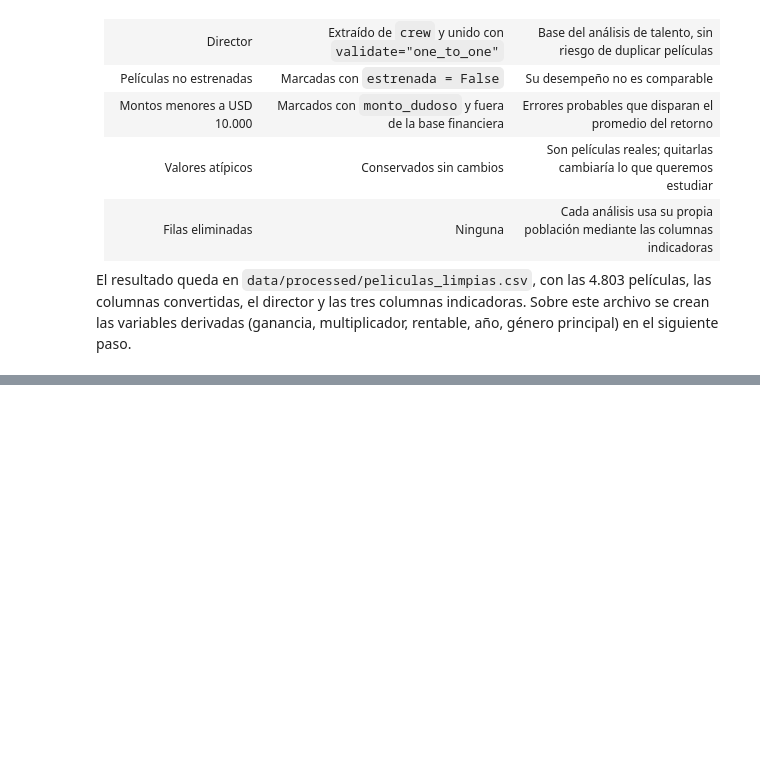
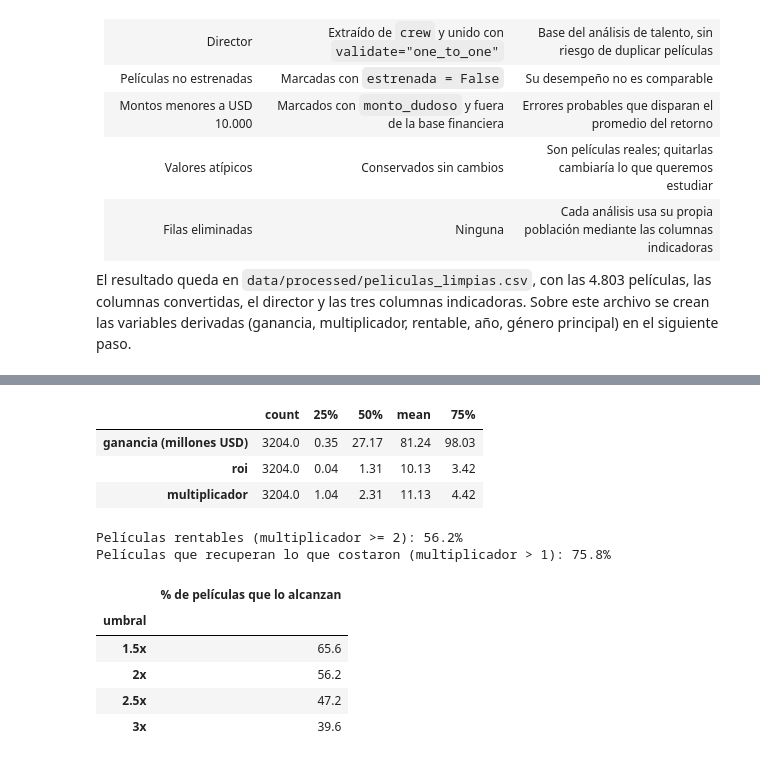
Before and after one commit to JulianHZ711/analisis-datos-evento-3, a Jupyter notebook: notebooks/02_preparacion_modelado.ipynb, the cells around one changed output, grey strips where cells are left out. Cells and saved outputs as stored; diff of their text form; code cells hidden in the pictures; blank space fills up the shorter version.

```diff
--- a/notebooks/02_preparacion_modelado.ipynb
+++ b/notebooks/02_preparacion_modelado.ipynb
@@ -809,0 +894,35 @@ El resultado queda en `data/processed/peliculas_limpias.csv`, con las 4.803 pel
+# %%
+derivadas["ganancia"] = (derivadas["revenue"] - derivadas["budget"]).where(en_base)
+derivadas["multiplicador"] = (derivadas["revenue"] / derivadas["budget"]).where(en_base)
+derivadas["roi"] = derivadas["multiplicador"] - 1
+derivadas["rentable"] = derivadas["multiplicador"].ge(UMBRAL_RENTABLE).astype("boolean").where(en_base)
+
+financieras = derivadas.loc[en_base, ["ganancia", "roi", "multiplicador"]]
+resumen_financiero = (financieras.assign(ganancia=financieras["ganancia"] / 1e6)
+                      .rename(columns={"ganancia": "ganancia (millones USD)"})
+                      .describe().T[["count", "25%", "50%", "mean", "75%"]])
+display(resumen_financiero.round(2))
+
+print(f"Películas rentables (multiplicador >= {UMBRAL_RENTABLE}): "
+      f"{derivadas.loc[en_base, 'rentable'].mean():.1%}")
+print(f"Películas que recuperan lo que costaron (multiplicador > 1): "
+      f"{financieras['multiplicador'].gt(1).mean():.1%}")
+
+sensibilidad_umbral = pd.Series(
+    {f"{umbral:g}x": financieras["multiplicador"].ge(umbral).mean() * 100
+     for umbral in UMBRALES_SENSIBILIDAD},
+    name="% de películas que lo alcanzan").round(1).rename_axis("umbral").to_frame()
+display(sensibilidad_umbral)
+# %% [output]
+|  | count | 25% | 50% | mean | 75% |
+| ganancia (millones USD) | 3204.0 | 0.35 | 27.17 | 81.24 | 98.03 |
+| roi | 3204.0 | 0.04 | 1.31 | 10.13 | 3.42 |
+| multiplicador | 3204.0 | 1.04 | 2.31 | 11.13 | 4.42 |
+Películas rentables (multiplicador >= 2): 56.2%
+Películas que recuperan lo que costaron (multiplicador > 1): 75.8%
+|  | % de películas que lo alcanzan |
+| umbral |  |
+| 1.5x | 65.6 |
+| 2x | 56.2 |
+| 2.5x | 47.2 |
+| 3x | 39.6 |
```
Also changed, not shown: parts of 17 cells of this notebook, 1 other file.
